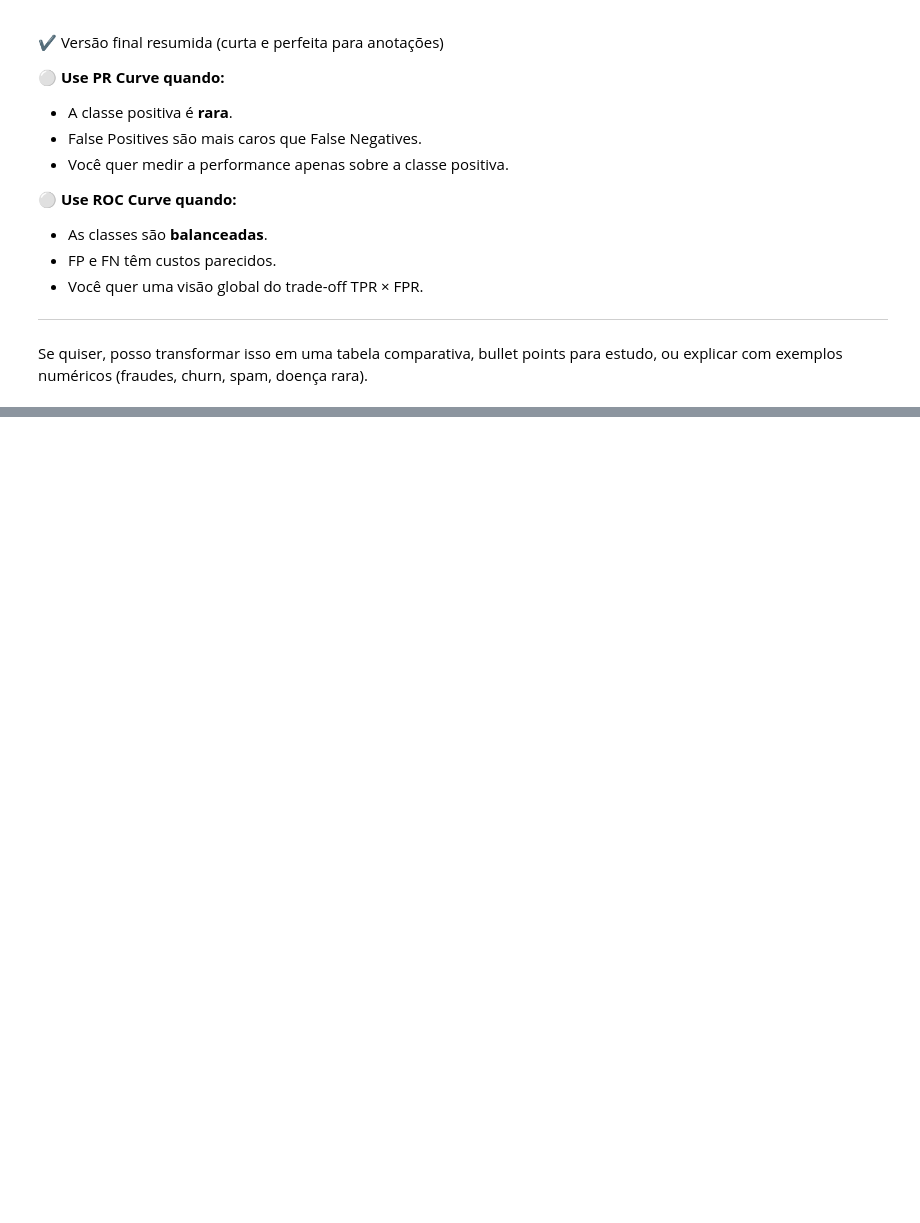
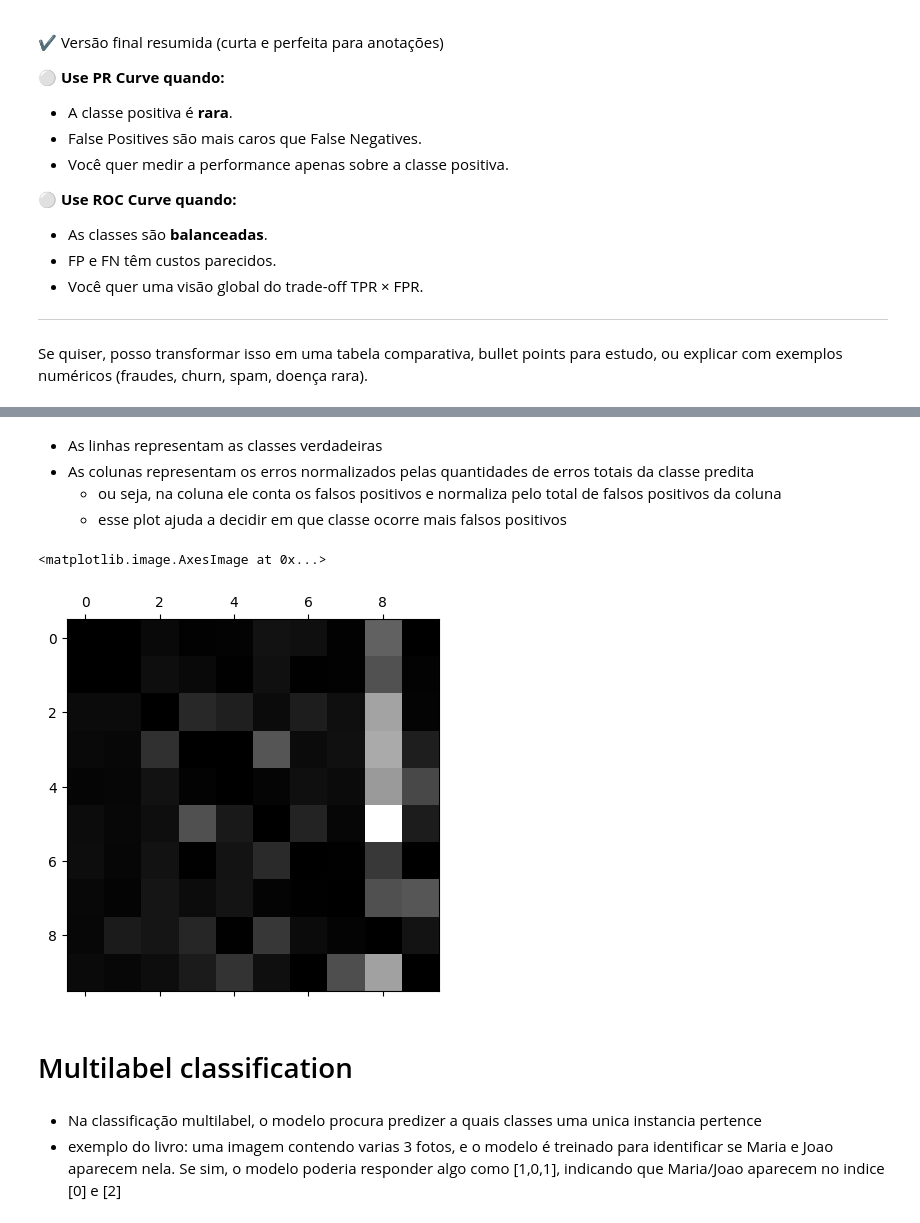
Before and after one commit to danieltodaDS/hands-on-machine-learning, a Jupyter notebook: 03_classification.ipynb, the cells around one changed output, grey strips where cells are left out. Drawn from its saved outputs; the diff is of its cells as text; code cells hidden in the pictures; blank space fills up the shorter version.

Commit message:
avancos estudos classification

```diff
--- a/03_classification.ipynb
+++ b/03_classification.ipynb
@@ -515,0 +619,5 @@ Se quiser, posso transformar isso em uma tabela comparativa, bullet points para
+# %%
+# * retorna o somatorio de erros cada coluna. Assim, podera ter uma medida normalizada
+#   pela classe, de quantos acertos (y_train == y_train_pred) há
+row_nums = conf_mx.sum(axis=1, keepdims=True)
+norm_conf_mx = conf_mx/row_nums
@@ -515,0 +657,16 @@ Se quiser, posso transformar isso em uma tabela comparativa, bullet points para
+# %% [markdown]
+- As linhas representam as classes verdadeiras
+- As colunas representam os erros normalizados pelas quantidades de erros totais da classe predita
+    - ou seja, na coluna ele conta os falsos positivos e normaliza pelo total de falsos positivos da coluna
+    - esse plot ajuda a decidir em que classe ocorre mais falsos positivos
+# %%
+np.fill_diagonal(norm_conf_mx, 0) # preenche com zero a diagonal
+plt.matshow(norm_conf_mx, cmap=plt.cm.gray)
+# %% [output]
+<matplotlib.image.AxesImage at 0x...>
+[figure, added]
+# %% [markdown]
+# Multilabel classification
+# %% [markdown]
+- Na classificação multilabel, o modelo procura predizer a quais classes uma unica instancia pertence
+- exemplo do livro: uma imagem contendo varias 3 fotos, e o modelo é treinado para identificar se Maria e Joao aparecem nela. Se sim, o modelo poderia responder algo como [1,0,1], indicando que Maria/Joao aparecem no indice [0] e [2]
```
Also changed, not shown: parts of 44 cells of this notebook.
